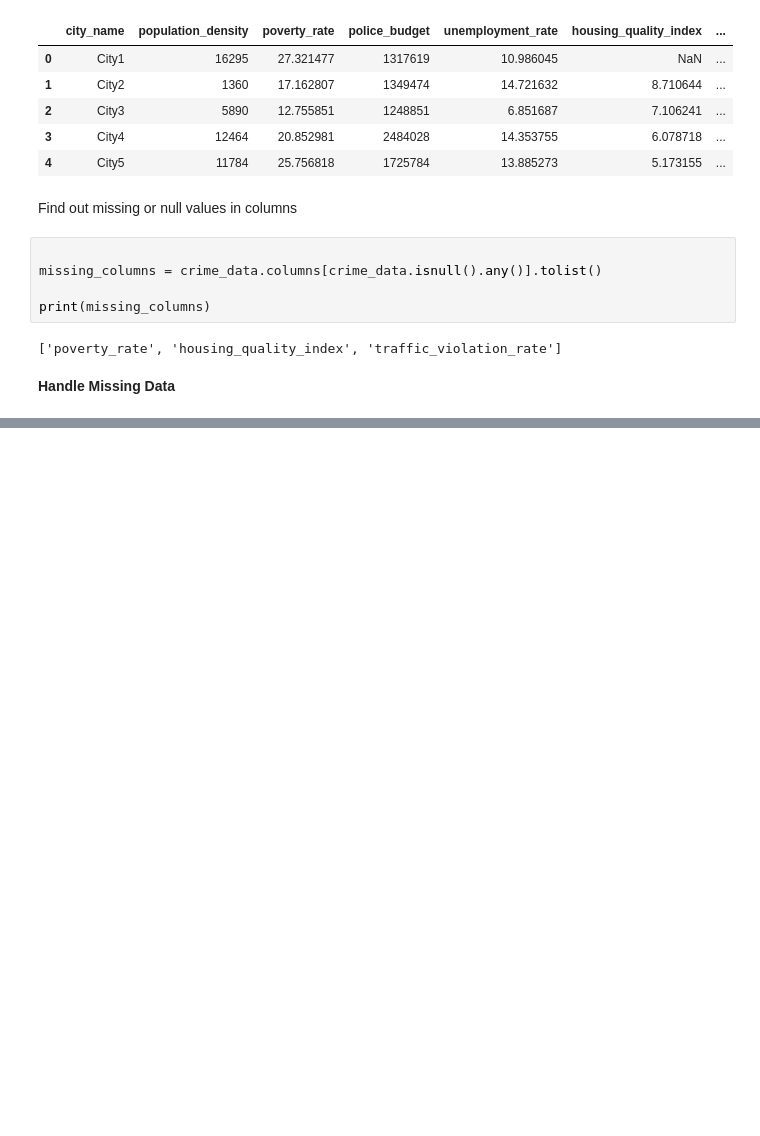
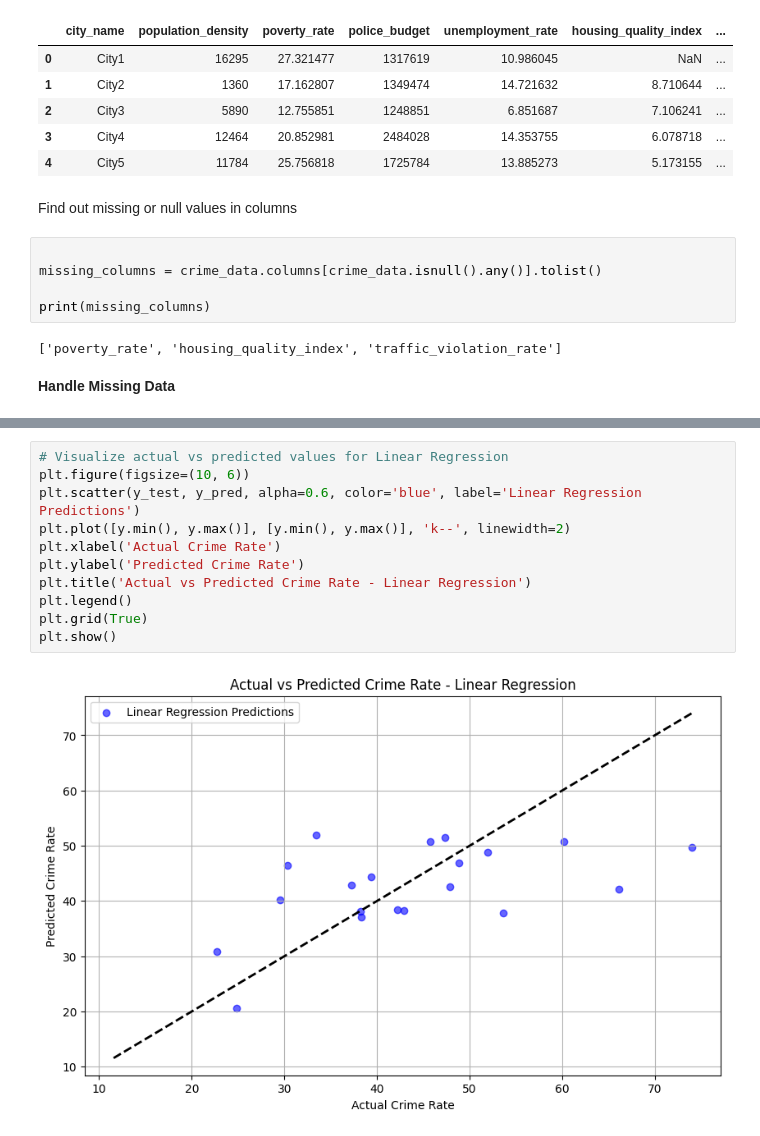
Before and after one commit to aravind2060/100-days-of-machine-learning, a Jupyter notebook: crime_rate_prediction.ipynb, the cells around one changed output, grey strips where cells are left out. Cells and saved outputs as stored; diff of their text form; blank space fills up the shorter version.

```diff
--- a/crime_rate_prediction.ipynb
+++ b/crime_rate_prediction.ipynb
@@ -126,0 +213,13 @@ print(missing_columns)
+# %%
+# Visualize actual vs predicted values for Linear Regression
+plt.figure(figsize=(10, 6))
+plt.scatter(y_test, y_pred, alpha=0.6, color='blue', label='Linear Regression Predictions')
+plt.plot([y.min(), y.max()], [y.min(), y.max()], 'k--', linewidth=2)
+plt.xlabel('Actual Crime Rate')
+plt.ylabel('Predicted Crime Rate')
+plt.title('Actual vs Predicted Crime Rate - Linear Regression')
+plt.legend()
+plt.grid(True)
+plt.show()
+# %% [output]
+[figure, added]
```
Also changed, not shown: parts of 13 cells of this notebook.
